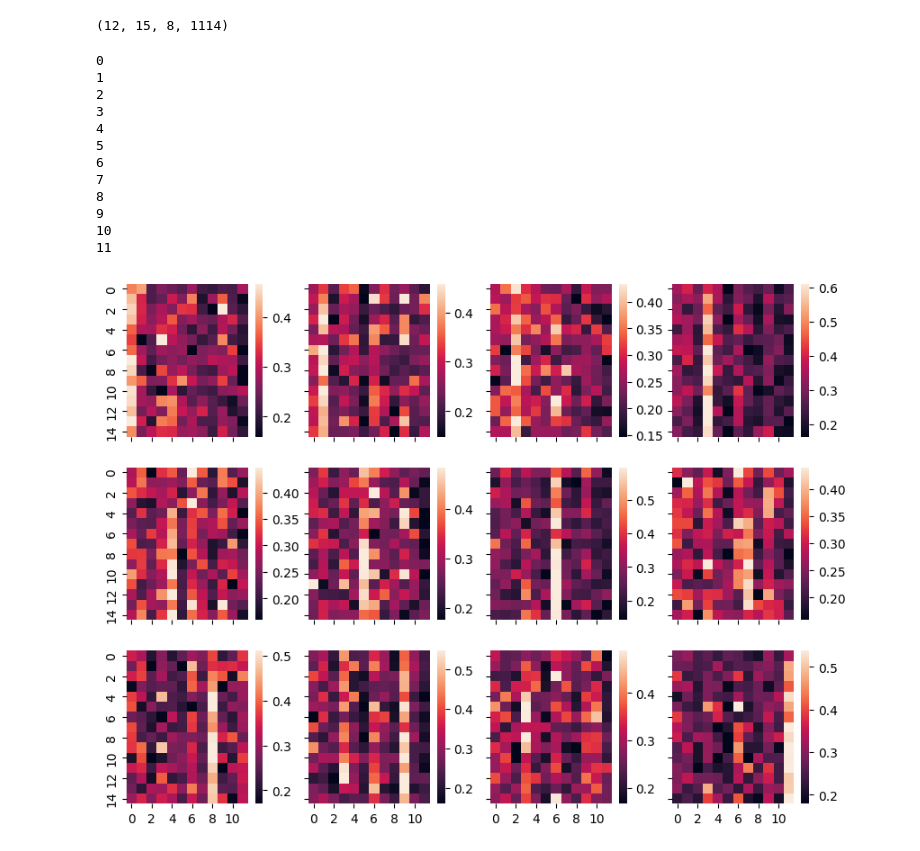
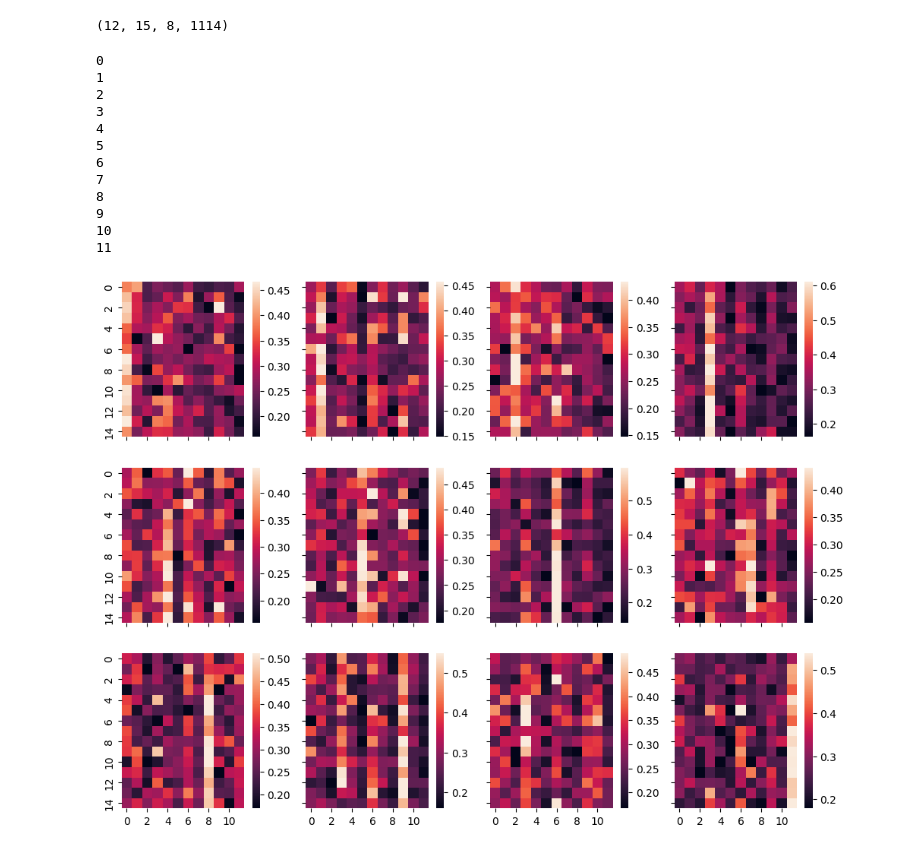
Before and after one commit to AkilanSS/12JFPM_SSVEP, a Jupyter notebook: src/cca_classification.ipynb, the cells around one changed output. Cells and saved outputs as stored; diff of their text form; code cells hidden in the pictures.

```diff
--- a/src/cca_classification.ipynb
+++ b/src/cca_classification.ipynb
@@ -107,8 +107,7 @@ print(np.shape(corrected_subject1data))
 (12, 15, 8, 1114)
 # %%
 #For targetfreq 9.25Hz
-
-fig, axes = plt.subplots(3,4, figsize = (4*2.5, 3*2.5), sharex=True, sharey=True)
+fig, axes = plt.subplots(3,4, figsize = (4*3, 3*3), sharex=True, sharey=True)
 axes = axes.flatten()
 
 for t_idx in range(12):
@@ -133,31 +132,31 @@ for t_idx in range(12):
     #Plotting a heatmap for 0th trial with 9.25Hz(#0 freq)
     # sns.heatmap(C_XY[0][4])
 
     RHO = np.zeros([15,12])
     for i in range(15):
         for j in range(12):
             c_xx = C_XX[i]
             c_yy = C_YY[j]
             c_xy = C_XY[i][j]
 
             a = np.linalg.pinv(c_xx) @ c_xy @ np.linalg.pinv(c_yy) @ c_xy.T
             rho = np.linalg.eigvals(a)
             # print(f"For trial {i}, matched with frequency {stim_freq[j], j}:", np.sqrt(np.max(rho.real)))
             RHO[i][j] = np.sqrt(np.max(rho.real))
 
     print(t_idx)
     sns.heatmap(RHO, robust=True, ax = axes[t_idx])
 # %% [output]
 0
 1
 2
 3
 4
 5
 6
 7
 8
 9
 10
 11
-[figure, old version]
+[figure, new version]
```
Also changed, not shown: 4 other files.
